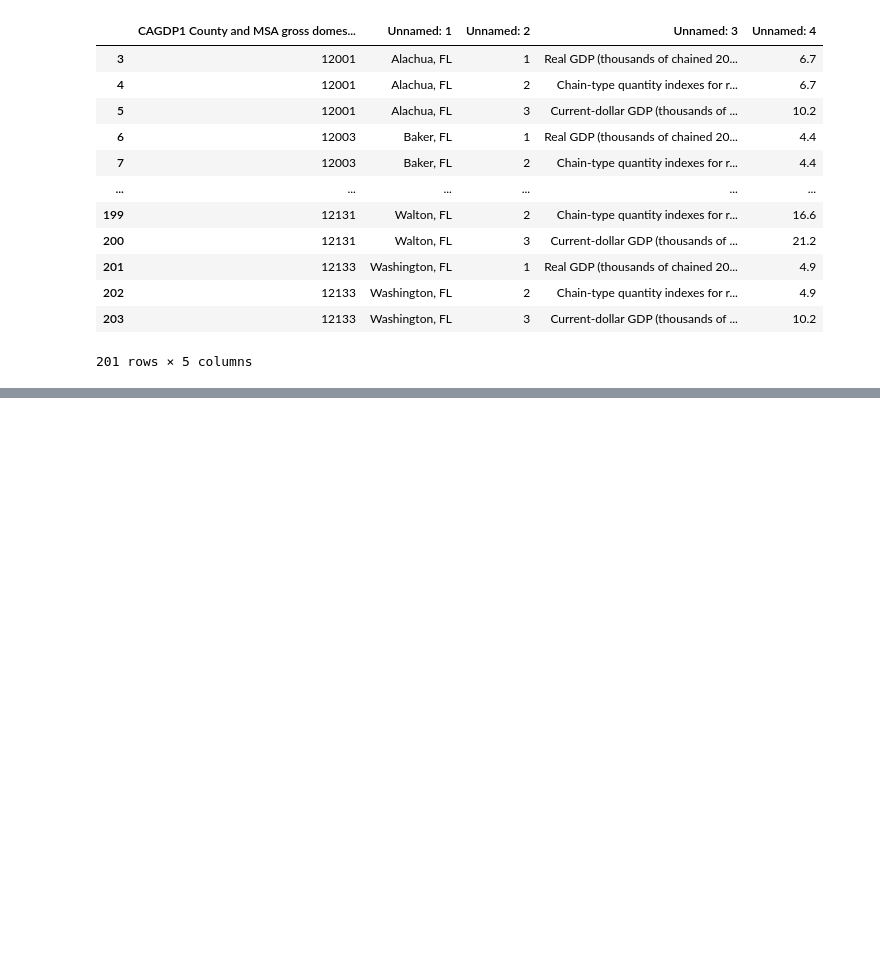
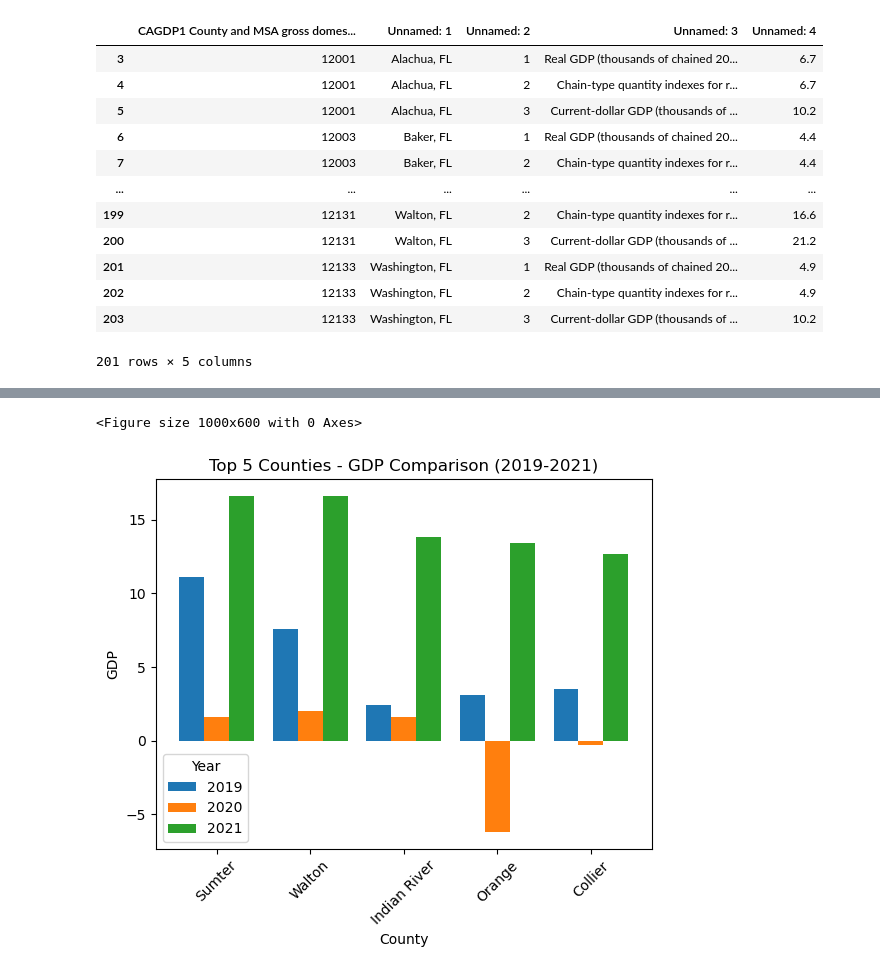
Before and after one commit to UDoWhile/Project-1, a Jupyter notebook: main_antoine.ipynb, the cells around one changed output, grey strips where cells are left out. Saved outputs shown, nothing was run; the diff lists cells and outputs as text; code cells hidden in the pictures; blank space fills up the shorter version.

```diff
--- a/main_antoine.ipynb
+++ b/main_antoine.ipynb
@@ -167,0 +166,6 @@ display(gdp_rows_2021.head())
+# %%
+# Merge the dataframes on the County column
+merged_df = pd.merge(gdp_rows_2019, gdp_rows_2020, on='County', suffixes=('_2019', '_2020'))
+merged_df = pd.merge(merged_df, gdp_rows_2021, on='County')
+merged_df['County'] = merged_df['County'].str.split(',').str.get(0)
+merged_df
@@ -167,0 +186,3 @@ display(gdp_rows_2021.head())
+# %%
+merged_df.set_index('County', inplace=True)
+merged_df
@@ -167,0 +204,24 @@ display(gdp_rows_2021.head())
+# %%
+# Convert GDP columns to numeric type
+merged_df['Value_2019'] = pd.to_numeric(merged_df['Value_2019'])
+merged_df['Value_2020'] = pd.to_numeric(merged_df['Value_2020'])
+merged_df['Value'] = pd.to_numeric(merged_df['Value'])
+
+
+# Sort DataFrame by GDP to get top 5 highest GDP counties
+top5_counties = merged_df['Value'].nlargest(5)
+top5_counties_data = merged_df.loc[top5_counties.index]
+
+# Plot top 5 highest GDP counties
+plt.figure(figsize=(10, 6))
+top5_counties_data.plot(kind='bar', width=0.8)
+plt.title('Top 5 Counties - GDP Comparison (2019-2021)')
+plt.xlabel('County')
+plt.ylabel('GDP')
+plt.xticks(rotation=45)
+legend_labels = ['2019', '2020', '2021']
+plt.legend(legend_labels, title='Year')
+plt.show()
+# %% [output]
+<Figure size 1000x600 with 0 Axes>
+[figure, added]
```
Also changed, not shown: parts of 10 cells of this notebook.
